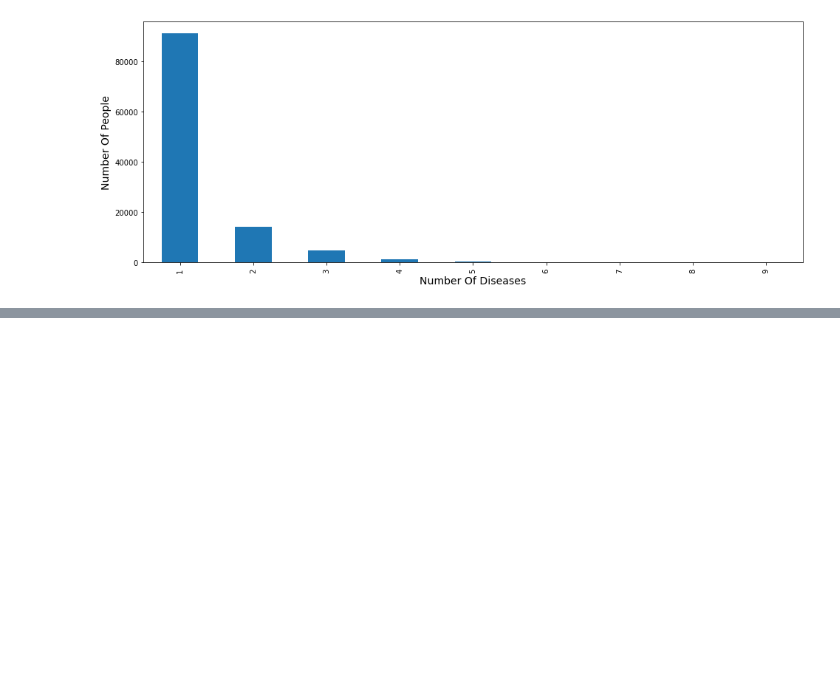
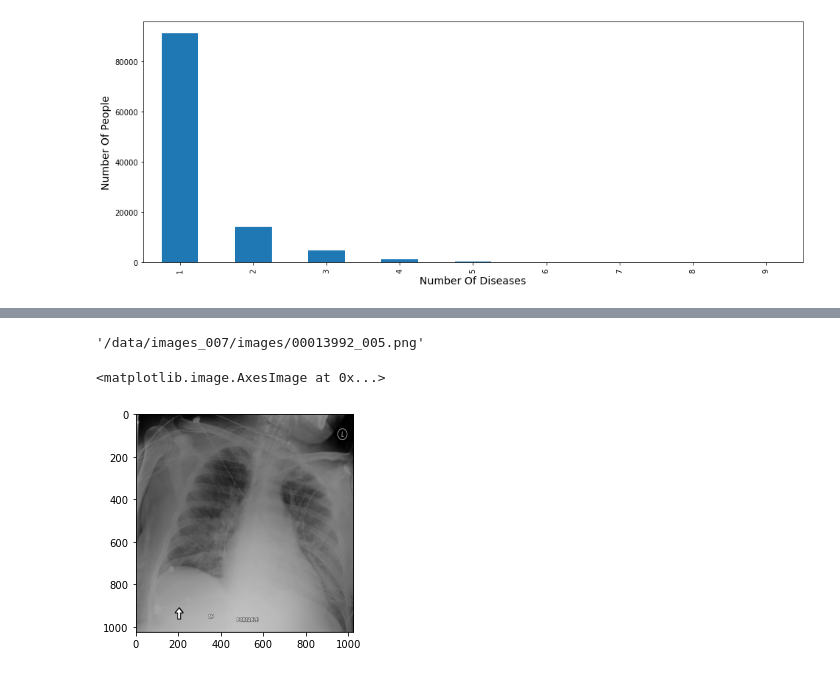
Before and after one commit to kushagra43/test-repo, a Jupyter notebook: EDA.ipynb, the cells around one changed output, grey strips where cells are left out. Cells and saved outputs as stored; diff of their text form; code cells hidden in the pictures; blank space fills up the shorter version.

```diff
--- a/EDA.ipynb
+++ b/EDA.ipynb
@@ -264,9 +269,0 @@ scipy.stats.mode(no_diseases)[0][0]
-# %%
-thresh = 50
-pneumonia_diseases = []
-
-for i in sample_df[sample_df["Finding Labels"].str.contains("Pneumonia")].sample(10)["Image Path"]:
-
-    img = plt.imread(i) * 255
-    img_mask = (img > thresh)
-    pneumonia_diseases.extend(img[img_mask].tolist())
@@ -280,0 +270,4 @@ scipy.stats.mode(pneumonia_diseases)[0][0]
+# %%
+bbox = pd.read_csv('/data/BBox_List_2017.csv')
+sample_pn = bbox[bbox["Finding Label"]=="Pneumonia"].sample(1)
+sample_pn
@@ -280,0 +277,19 @@ scipy.stats.mode(pneumonia_diseases)[0][0]
+# %%
+sample_pn_img = ""
+for i in sample_pn["Image Index"]:
+    sample_pn_img = i
+# %%
+import os
+file_loc = {}
+for dirs,subdirs, files in os.walk('/data/'):
+    for file in files:
+        file_loc[file] = os.path.join(dirs, file)
+file_loc[sample_pn_img]
+# %% [output]
+'/data/images_007/images/00013992_005.png'
+# %%
+img_data = cv2.imread(file_loc[sample_pn_img])
+plt.imshow(img_data, cmap='gray')
+# %% [output]
+<matplotlib.image.AxesImage at 0x...>
+[figure, added]
```
Also changed, not shown: parts of 23 cells of this notebook.
